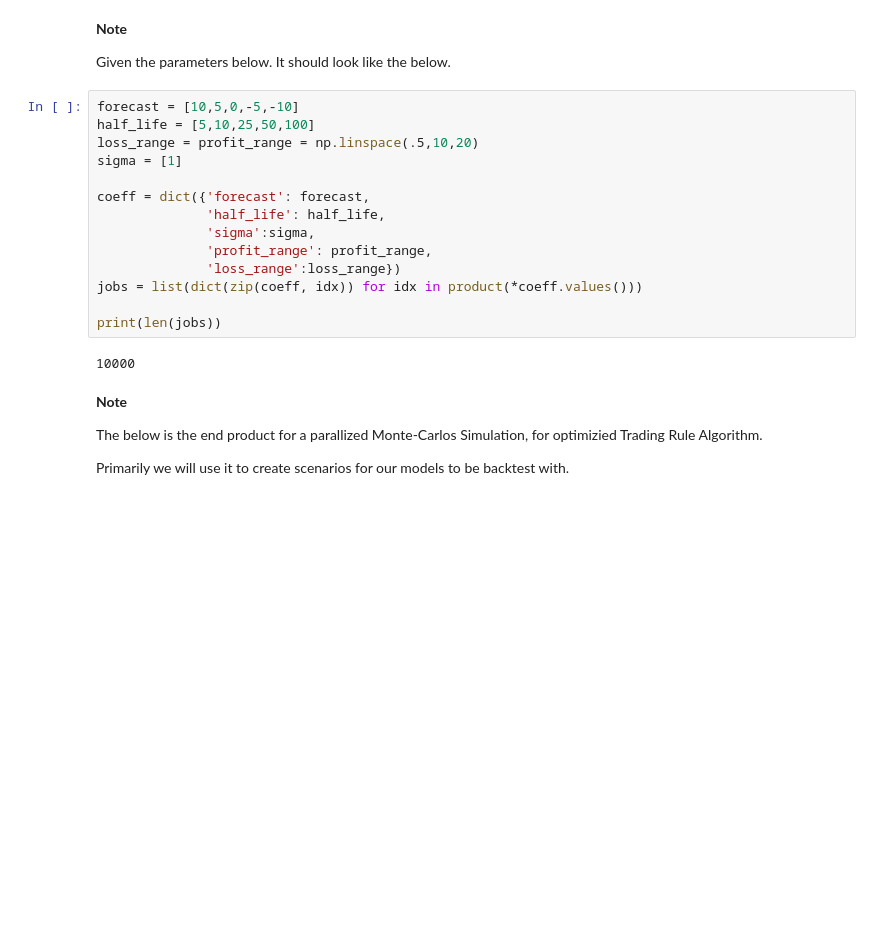
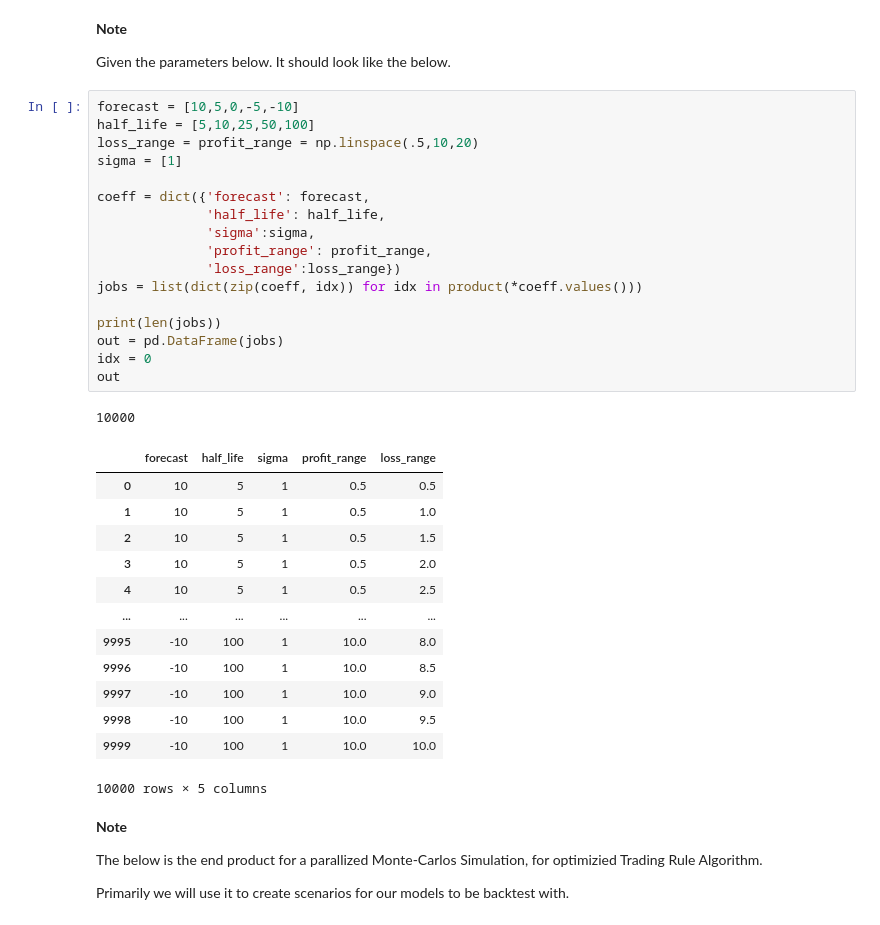
Before and after one commit to boyboi86/AFML, a Jupyter notebook: AFML 13.1.ipynb, the cells around one changed output. Saved outputs shown, nothing was run; the diff lists cells and outputs as text; blank space fills up the shorter version.

```diff
--- a/AFML 13.1.ipynb
+++ b/AFML 13.1.ipynb
@@ -76,19 +76,35 @@ Given the parameters below. It should look like the below.
 # %%
 forecast = [10,5,0,-5,-10]
 half_life = [5,10,25,50,100]
 loss_range = profit_range = np.linspace(.5,10,20)
 sigma = [1]
 
 coeff = dict({'forecast': forecast,
               'half_life': half_life,
               'sigma':sigma,
               'profit_range': profit_range,
               'loss_range':loss_range})
 jobs = list(dict(zip(coeff, idx)) for idx in product(*coeff.values()))
 
 print(len(jobs))
+out = pd.DataFrame(jobs)
+idx = 0
+out
 # %% [output]
 10000
+|  | forecast | half_life | sigma | profit_range | loss_range |
+| 0 | 10 | 5 | 1 | 0.5 | 0.5 |
+| 1 | 10 | 5 | 1 | 0.5 | 1.0 |
+| 2 | 10 | 5 | 1 | 0.5 | 1.5 |
+| 3 | 10 | 5 | 1 | 0.5 | 2.0 |
+| 4 | 10 | 5 | 1 | 0.5 | 2.5 |
+| ... | ... | ... | ... | ... | ... |
+| 9995 | -10 | 100 | 1 | 10.0 | 8.0 |
+| 9996 | -10 | 100 | 1 | 10.0 | 8.5 |
+| 9997 | -10 | 100 | 1 | 10.0 | 9.0 |
+| 9998 | -10 | 100 | 1 | 10.0 | 9.5 |
+| 9999 | -10 | 100 | 1 | 10.0 | 10.0 |
+10000 rows × 5 columns
 # %% [markdown]
 **Note**
 
```
Also changed, not shown: parts of 3 cells of this notebook.
